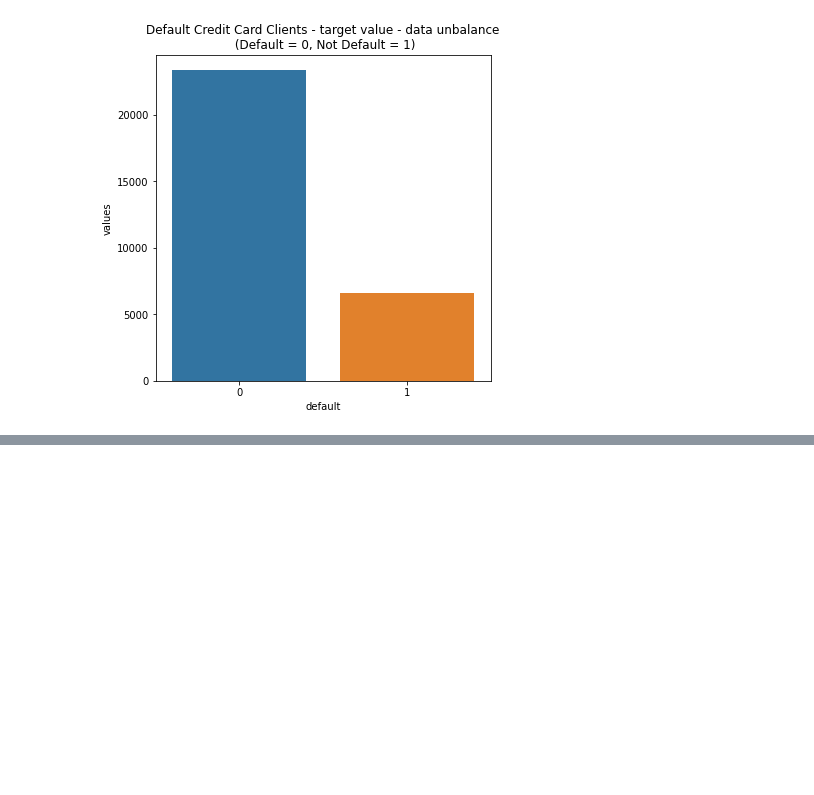
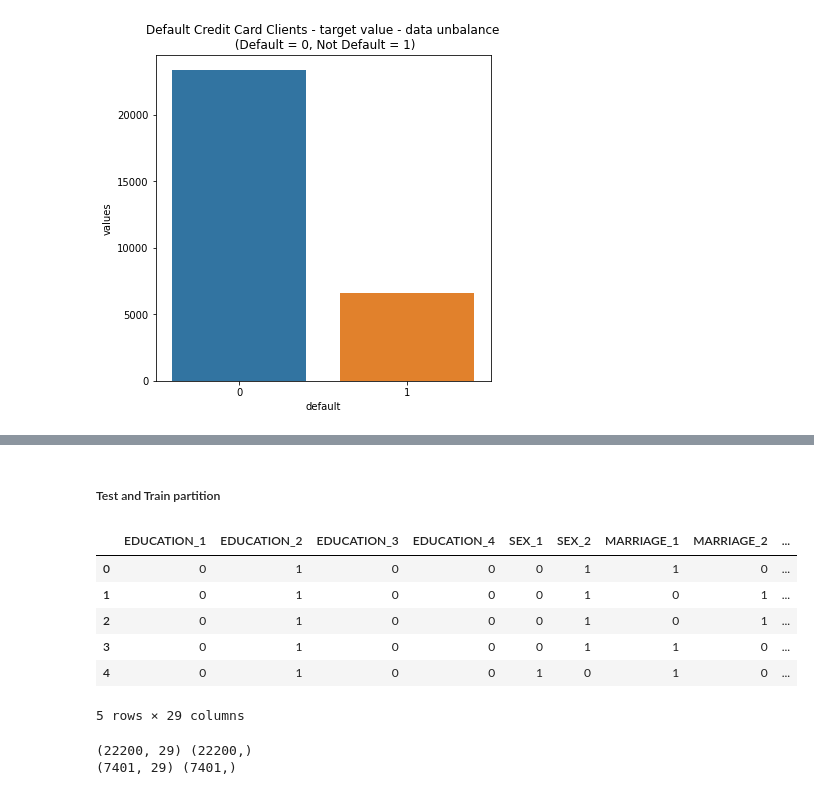
Before and after one commit to Bryan-Suelo/machine_learning, a Jupyter notebook: default_credit_card_clients/default_credit_card.ipynb, the cells around one changed output, grey strips where cells are left out. Drawn from its saved outputs; the diff is of its cells as text; code cells hidden in the pictures; blank space fills up the shorter version.

```diff
--- a/default_credit_card_clients/default_credit_card.ipynb
+++ b/default_credit_card_clients/default_credit_card.ipynb
@@ -493,0 +521,33 @@ plt.show()
+# %%
+for i in range(1,7):
+    scaler = MinMaxScaler()
+    cpr_df['BILL_AMT' + str(i)] = scaler.fit_transform(cpr_df['BILL_AMT' + str(i)].values.reshape(-1, 1))
+
+for i in range(1,7):
+    scaler = MinMaxScaler()
+    cpr_df['PAY_AMT' + str(i)] = scaler.fit_transform(cpr_df['PAY_AMT' + str(i)].values.reshape(-1, 1))
+
+for i in range(1,7):
+    scaler = MinMaxScaler()
+    cpr_df['PAY_' + str(i)] = scaler.fit_transform(cpr_df['PAY_' + str(i)].values.reshape(-1, 1))
+# %% [markdown]
+##### Test and Train partition
+# %%
+X0 = cpr_df.drop(['default'], axis=1)
+Y0 = cpr_df.default
+X0.head()
+# %% [output]
+|  | EDUCATION_1 | EDUCATION_2 | EDUCATION_3 | EDUCATION_4 | SEX_1 | SEX_2 | MARRIAGE_1 | MARRIAGE_2 | ... |
+| 0 | 0 | 1 | 0 | 0 | 0 | 1 | 1 | 0 | ... |
+| 1 | 0 | 1 | 0 | 0 | 0 | 1 | 0 | 1 | ... |
+| 2 | 0 | 1 | 0 | 0 | 0 | 1 | 0 | 1 | ... |
+| 3 | 0 | 1 | 0 | 0 | 0 | 1 | 1 | 0 | ... |
+| 4 | 0 | 1 | 0 | 0 | 1 | 0 | 1 | 0 | ... |
+5 rows × 29 columns
+# %%
+X0_train, X0_test, Y0_train, Y0_test = train_test_split(X0, Y0, test_size=0.25, random_state=10)
+print(X0_train.shape, Y0_train.shape)
+print(X0_test.shape, Y0_test.shape)
+# %% [output]
+(22200, 29) (22200,)
+(7401, 29) (7401,)
```
Also changed, not shown: parts of 9 cells of this notebook.
